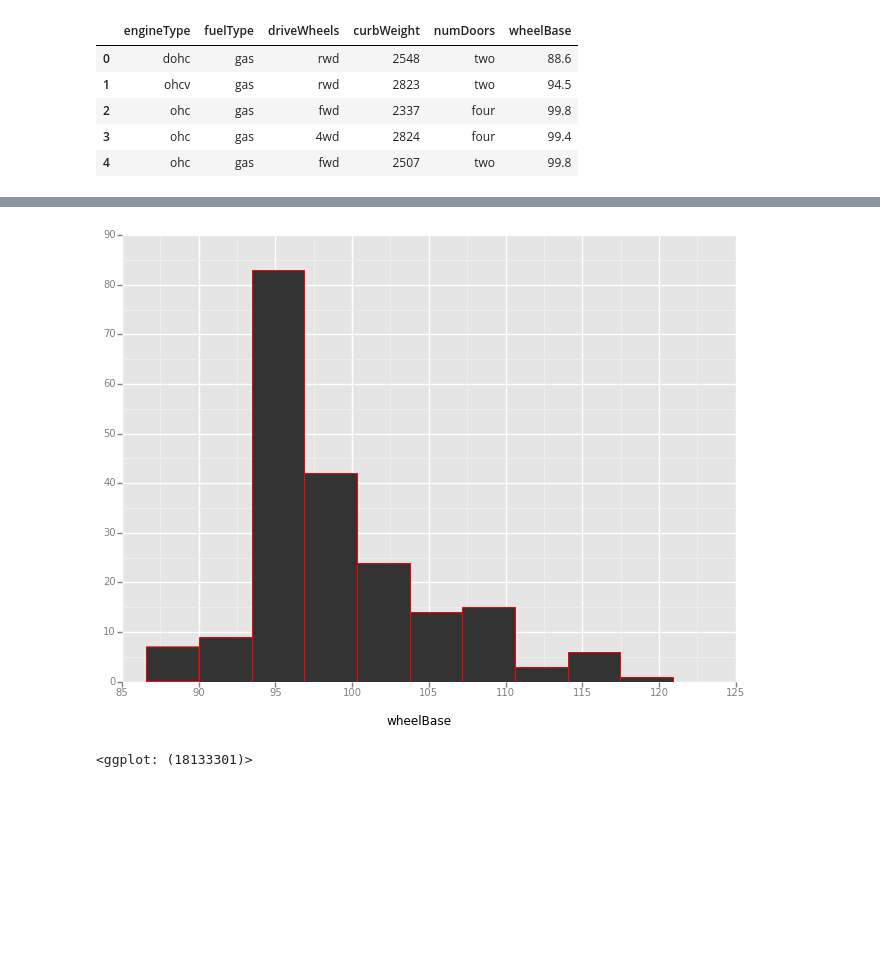
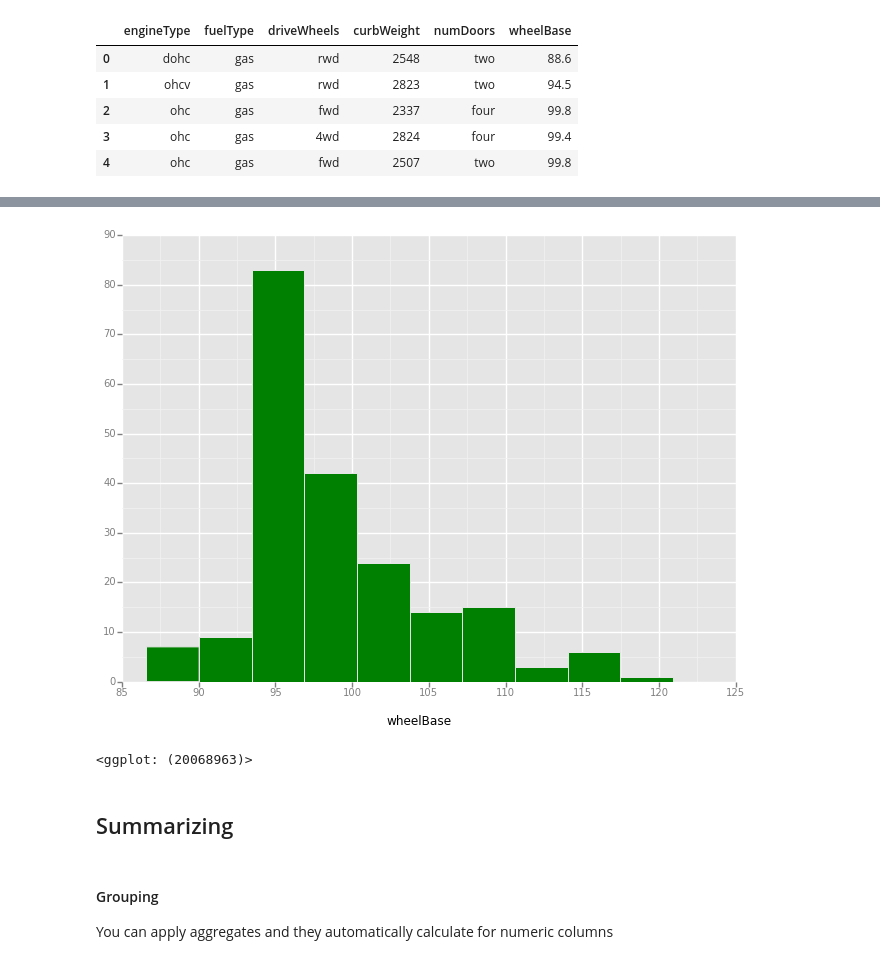
Before and after one commit to MobyWare/ml-intro-python-boosting, a Jupyter notebook: notebooks/visualize-data-and-model-perf.ipynb, the cells around one changed output, grey strips where cells are left out. Drawn from its saved outputs; the diff is of its cells as text; code cells hidden in the pictures; blank space fills up the shorter version.

```diff
--- a/notebooks/visualize-data-and-model-perf.ipynb
+++ b/notebooks/visualize-data-and-model-perf.ipynb
@@ -33,5 +55,10 @@ ggplot(cars, aes(x='numDoors')) + geom_bar(color='red')
 # %%
-ggplot(cars, aes(x='wheelBase')) + geom_histogram(color='red')
+ggplot(cars, aes(x='wheelBase')) + geom_histogram(fill='green')
 # %% [output]
-[figure, old version]
+[figure, new version]
-<ggplot: (18133301)>
+<ggplot: (20068963)>
+# %% [markdown]
+## Summarizing
+# %% [markdown]
+#### Grouping
+You can apply aggregates and they automatically calculate for numeric columns
```
Also changed, not shown: parts of 12 cells of this notebook.
